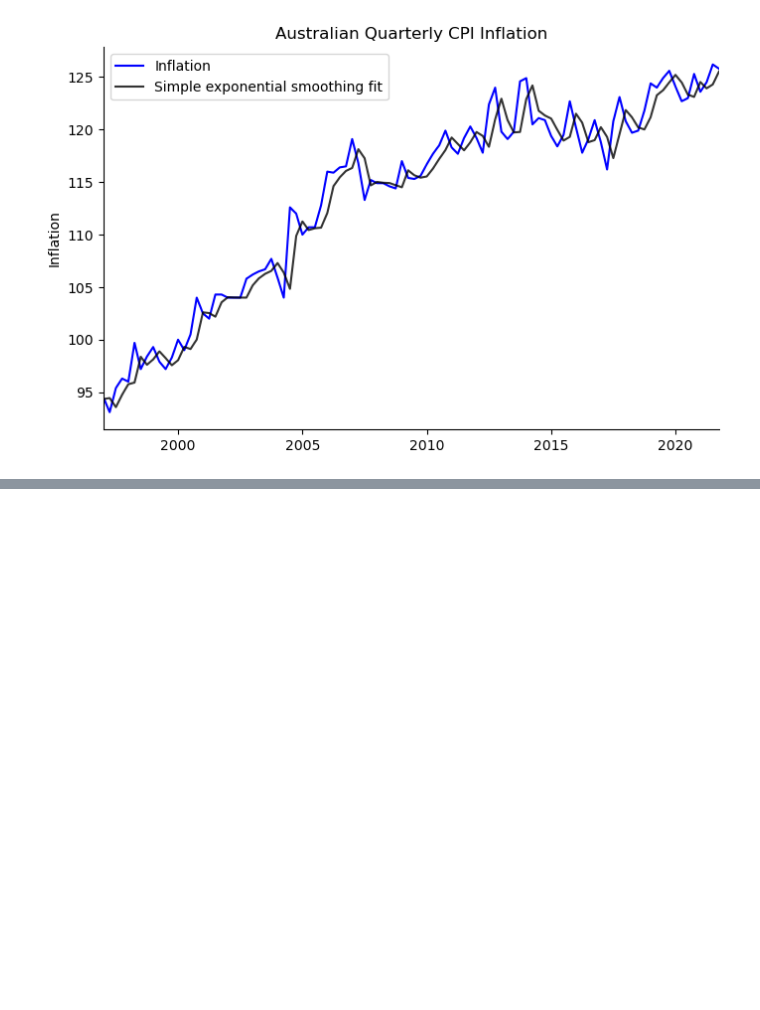
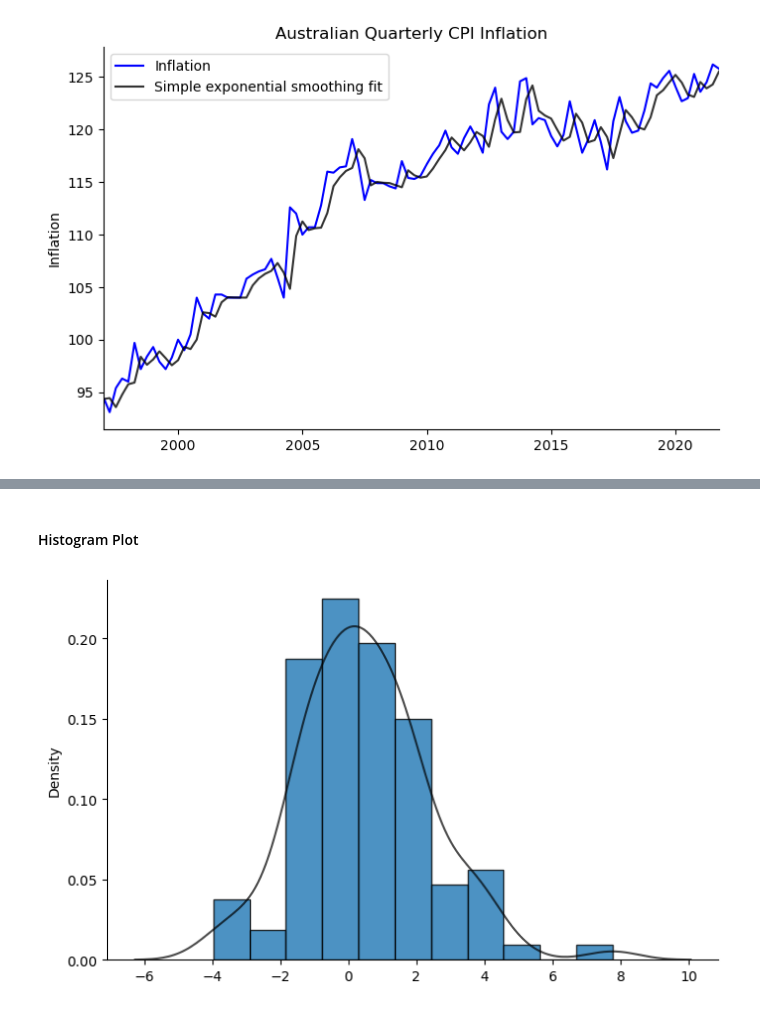
Before and after one commit to actonton/QBUS2820-Predictive_Analysis, a Jupyter notebook: A2/510575452_implementation.ipynb, the cells around one changed output, grey strips where cells are left out. Cells and saved outputs as stored; diff of their text form; code cells hidden in the pictures; blank space fills up the shorter version.

```diff
--- a/A2/510575452_implementation.ipynb
+++ b/A2/510575452_implementation.ipynb
@@ -167,0 +195,7 @@ plt.show()
+# %% [markdown]
+#### Histogram Plot
+# %%
+histogram(resid)
+plt.show()
+# %% [output]
+[figure, added]
```
Also changed, not shown: parts of 11 cells of this notebook.
